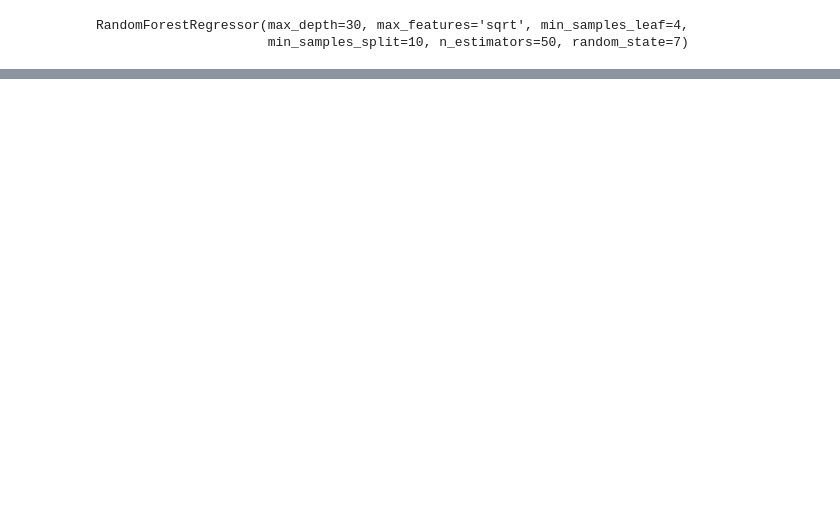
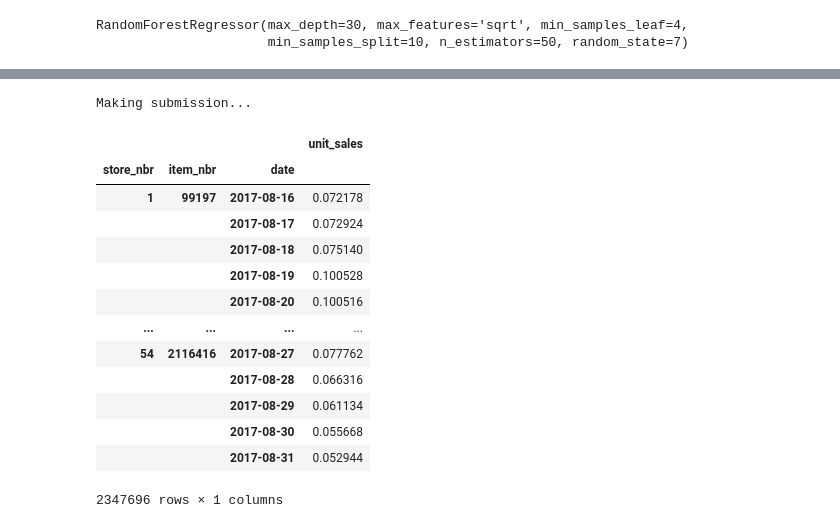
Before and after one commit to palpen/sm-202011, a Jupyter notebook: project_2/Forecasting Sales.ipynb, the cells around one changed output, grey strips where cells are left out. Drawn from its saved outputs; the diff is of its cells as text; code cells hidden in the pictures; blank space fills up the shorter version.

```diff
--- a/project_2/Forecasting Sales.ipynb
+++ b/project_2/Forecasting Sales.ipynb
@@ -473,0 +483,30 @@ nwrmsle = 0.6083523441179814
+# %%
+print("Making submission...")
+y_test = np.array(y_pred)
+df_preds = pd.DataFrame(
+    y_test, index=df_2017.index,
+    columns=pd.date_range("2017-08-16", periods=16)
+).stack().to_frame("unit_sales")
+df_preds.index.set_names(["store_nbr", "item_nbr", "date"], inplace=True)
+
+#submission = df_test[["id"]].join(df_preds, how="left").fillna(0)
+#submission["unit_sales"] = np.clip(np.expm1(submission["unit_sales"]), 0, 1000)
+# %% [output]
+Making submission...
+# %%
+df_preds
+# %% [output]
+|  |  |  | unit_sales |
+| store_nbr | item_nbr | date |  |
+| 1 | 99197 | 2017-08-16 | 0.072178 |
+|  |  | 2017-08-17 | 0.072924 |
+|  |  | 2017-08-18 | 0.075140 |
+|  |  | 2017-08-19 | 0.100528 |
+|  |  | 2017-08-20 | 0.100516 |
+| ... | ... | ... | ... |
+| 54 | 2116416 | 2017-08-27 | 0.077762 |
+|  |  | 2017-08-28 | 0.066316 |
+|  |  | 2017-08-29 | 0.061134 |
+|  |  | 2017-08-30 | 0.055668 |
+|  |  | 2017-08-31 | 0.052944 |
+2347696 rows × 1 columns
```
Also changed, not shown: parts of 36 cells of this notebook, 1 other file.
